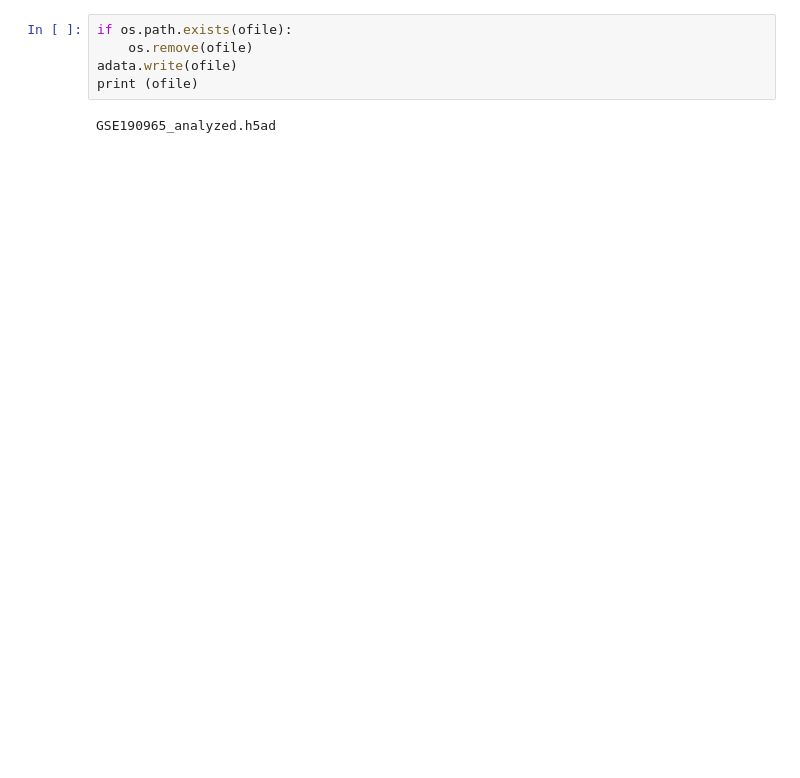
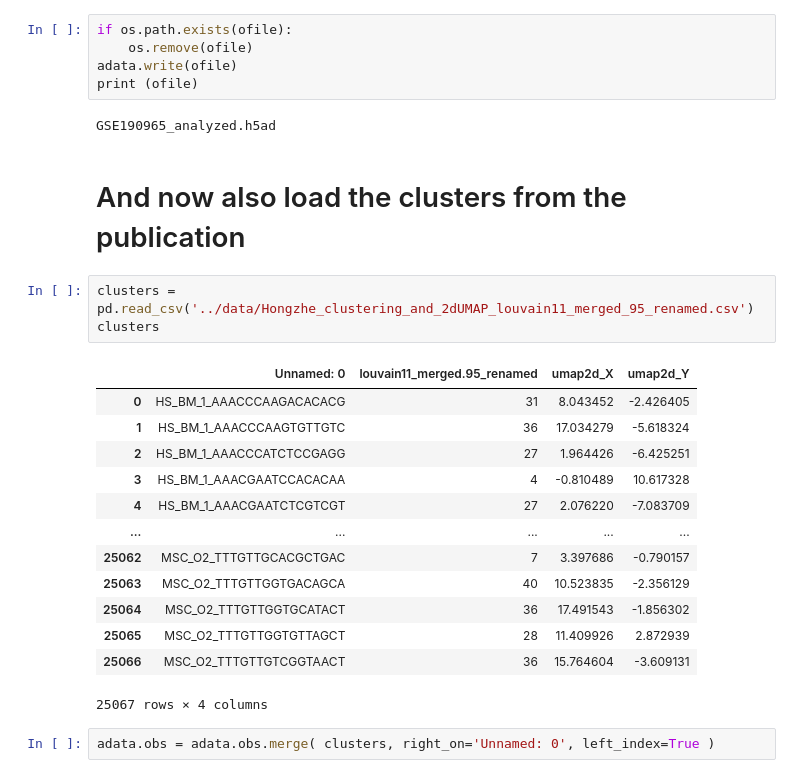
Before and after one commit to Hongzhe2022/MSC_BM_scripts, a Jupyter notebook: scripts/Load_GEO_data_analyze_it.ipynb, the cells around one changed output. Saved outputs shown, nothing was run; the diff lists cells and outputs as text; blank space fills up the shorter version.

```diff
--- a/scripts/Load_GEO_data_analyze_it.ipynb
+++ b/scripts/Load_GEO_data_analyze_it.ipynb
@@ -210,3 +210,24 @@ adata.write(ofile)
 print (ofile)
 # %% [output]
 GSE190965_analyzed.h5ad
+# %% [markdown]
+# And now also load the clusters from the publication
+# %%
+clusters = pd.read_csv('../data/Hongzhe_clustering_and_2dUMAP_louvain11_merged_95_renamed.csv')
+clusters
+# %% [output]
+|  | Unnamed: 0 | louvain11_merged.95_renamed | umap2d_X | umap2d_Y |
+| 0 | HS_BM_1_AAACCCAAGACACACG | 31 | 8.043452 | -2.426405 |
+| 1 | HS_BM_1_AAACCCAAGTGTTGTC | 36 | 17.034279 | -5.618324 |
+| 2 | HS_BM_1_AAACCCATCTCCGAGG | 27 | 1.964426 | -6.425251 |
+| 3 | HS_BM_1_AAACGAATCCACACAA | 4 | -0.810489 | 10.617328 |
+| 4 | HS_BM_1_AAACGAATCTCGTCGT | 27 | 2.076220 | -7.083709 |
+| ... | ... | ... | ... | ... |
+| 25062 | MSC_O2_TTTGTTGCACGCTGAC | 7 | 3.397686 | -0.790157 |
+| 25063 | MSC_O2_TTTGTTGGTGACAGCA | 40 | 10.523835 | -2.356129 |
+| 25064 | MSC_O2_TTTGTTGGTGCATACT | 36 | 17.491543 | -1.856302 |
+| 25065 | MSC_O2_TTTGTTGGTGTTAGCT | 28 | 11.409926 | 2.872939 |
+| 25066 | MSC_O2_TTTGTTGTCGGTAACT | 36 | 15.764604 | -3.609131 |
+25067 rows × 4 columns
+# %%
+adata.obs = adata.obs.merge( clusters, right_on='Unnamed: 0', left_index=True )
```
Also changed, not shown: parts of 10 cells of this notebook, 1 other file.
